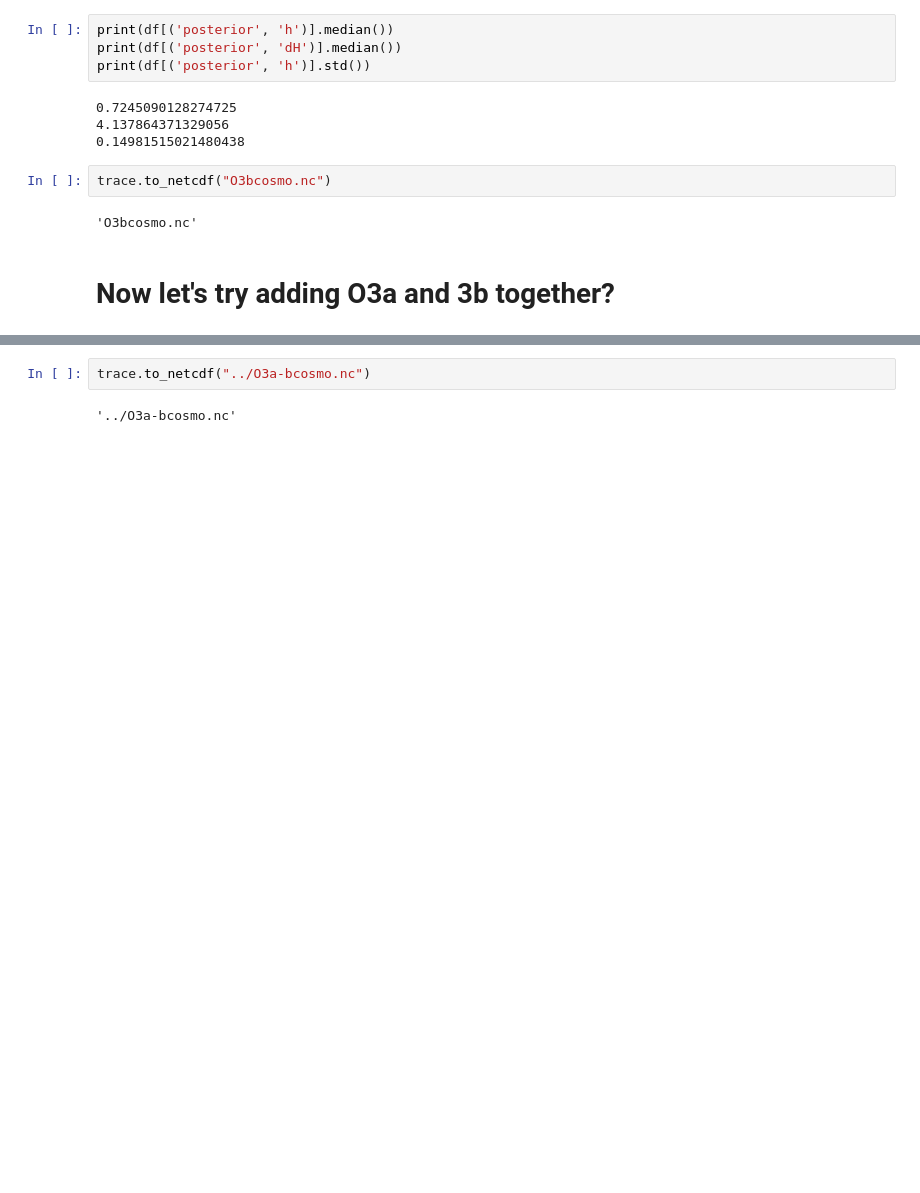
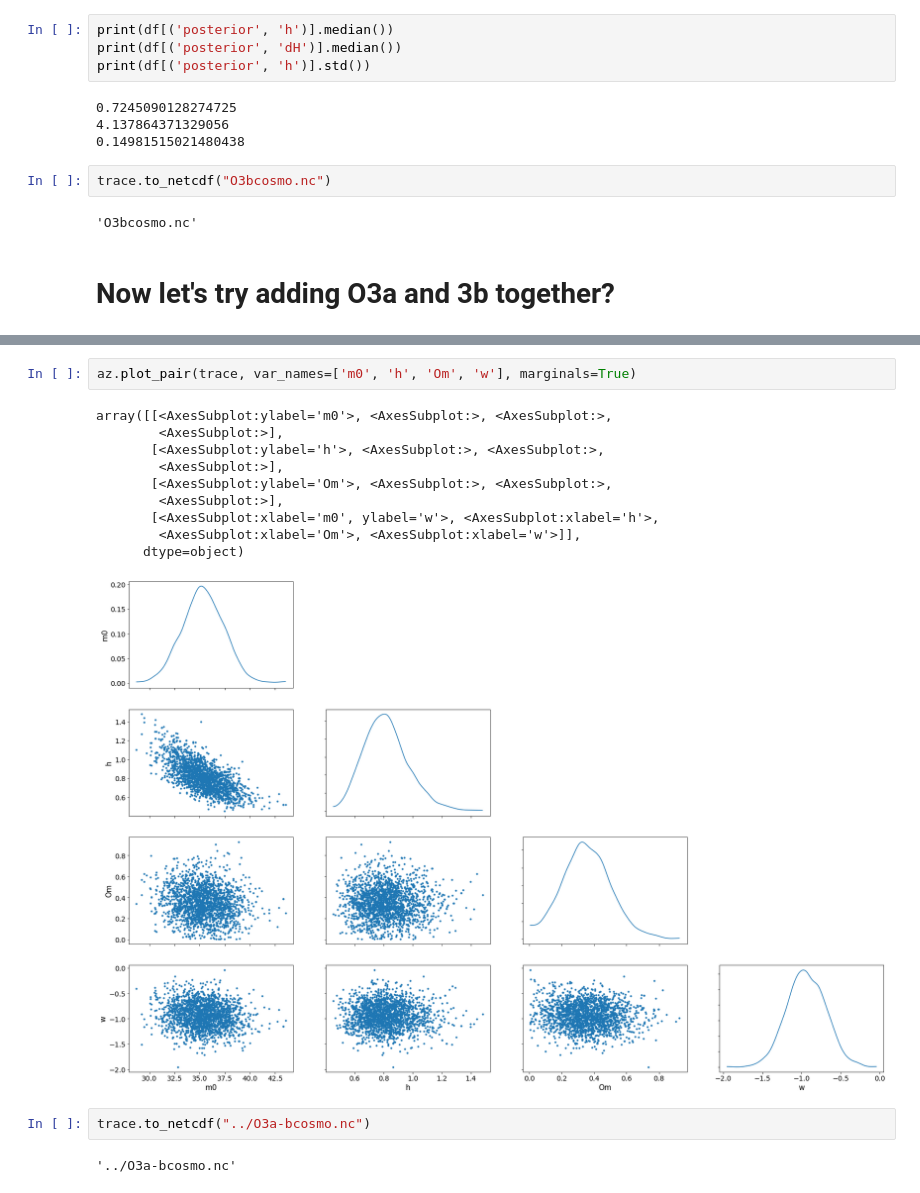
Before and after one commit to ctmurphey/LIGO-O3b-Analysis, a Jupyter notebook: cosmo-mcmc-fit.ipynb, the cells around one changed output, grey strips where cells are left out. Cells and saved outputs as stored; diff of their text form; blank space fills up the shorter version.

```diff
--- a/cosmo-mcmc-fit.ipynb
+++ b/cosmo-mcmc-fit.ipynb
@@ -228,3 +245,16 @@ print(df[('posterior', 'h')].std())
+# %%
+az.plot_pair(trace, var_names=['m0', 'h', 'Om', 'w'], marginals=True)
+# %% [output]
+array([[<AxesSubplot:ylabel='m0'>, <AxesSubplot:>, <AxesSubplot:>,
+        <AxesSubplot:>],
+       [<AxesSubplot:ylabel='h'>, <AxesSubplot:>, <AxesSubplot:>,
+        <AxesSubplot:>],
+       [<AxesSubplot:ylabel='Om'>, <AxesSubplot:>, <AxesSubplot:>,
+        <AxesSubplot:>],
+       [<AxesSubplot:xlabel='m0', ylabel='w'>, <AxesSubplot:xlabel='h'>,
+        <AxesSubplot:xlabel='Om'>, <AxesSubplot:xlabel='w'>]],
+      dtype=object)
+[figure, added]
 # %%
 trace.to_netcdf("../O3a-bcosmo.nc")
 # %% [output]
```
Also changed, not shown: parts of 5 cells of this notebook, 1 other file.
